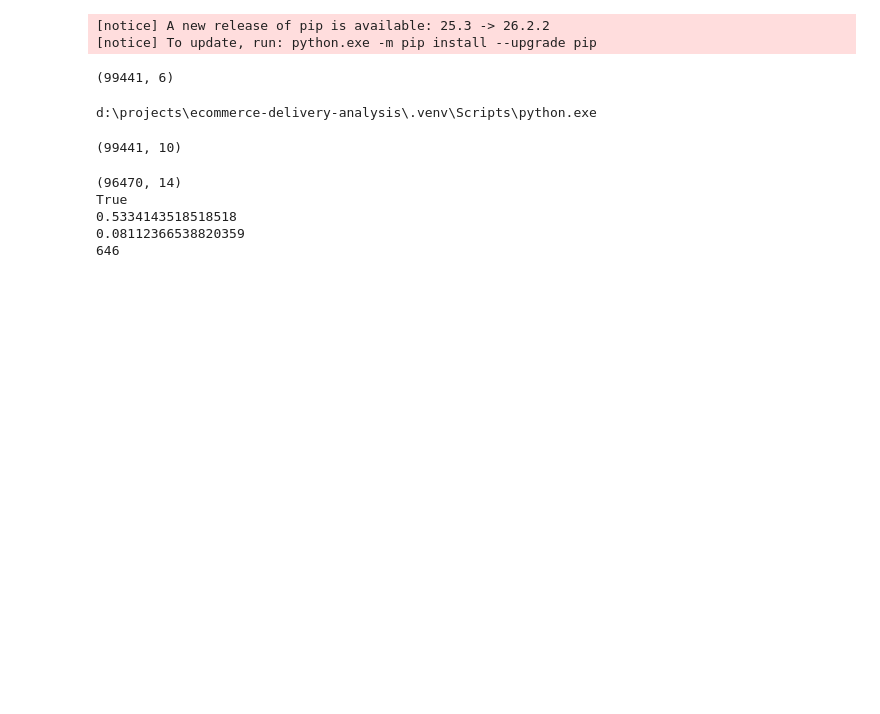
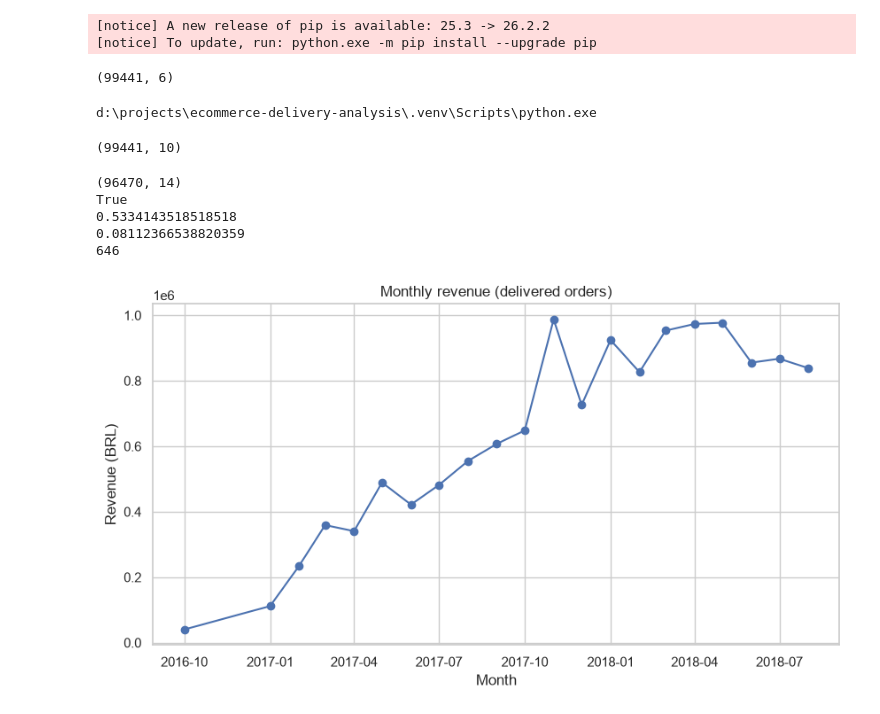
Before and after one commit to ayeshahassan15/ecommerce-delivery-analysis, a Jupyter notebook: notebooks/01_eda.ipynb, the cells around one changed output. Saved outputs shown, nothing was run; the diff lists cells and outputs as text; code cells hidden in the pictures; blank space fills up the shorter version.

Commit message:
Add EDA charts

```diff
--- a/notebooks/01_eda.ipynb
+++ b/notebooks/01_eda.ipynb
@@ -387,3 +387,13 @@ True
 0.5334143518518518
 0.08112366538820359
 646
+# %%
+from src.plots import (
+    monthly_revenue_chart, late_pct_by_state_chart,
+    review_by_delivery_chart, review_by_delay_chart,
+)
+
+fig1 = monthly_revenue_chart(orders_clean)
+fig1.savefig("../reports/monthly_revenue.png", dpi=150, bbox_inches="tight")
+# %% [output]
+[figure, added]
```
Also changed, not shown: parts of 3 cells of this notebook, 5 other files.
